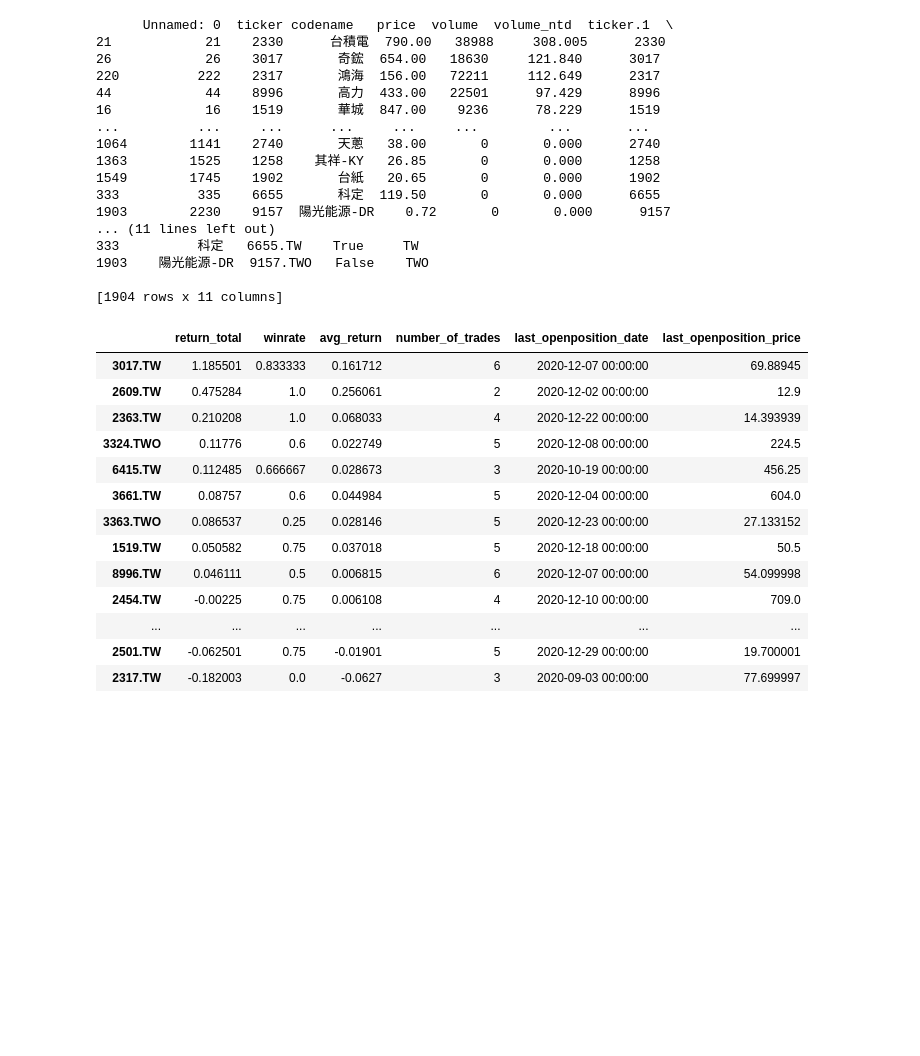
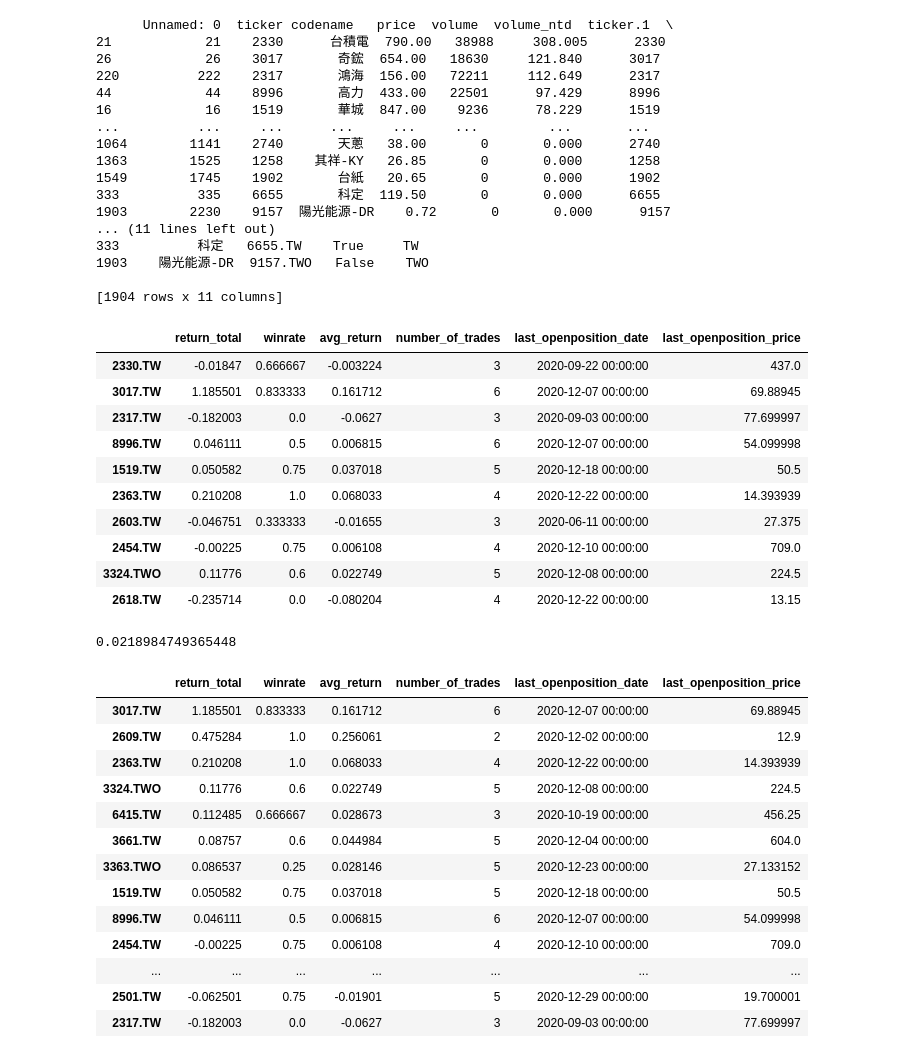
Before and after one commit to tsungyou/Money, a Jupyter notebook: tw-stock-screener/strategy-1-VPS3_C15/backtest_strat1_improve.ipynb, the cells around one changed output. Cells and saved outputs as stored; diff of their text form; code cells hidden in the pictures; blank space fills up the shorter version.

```diff
--- a/tw-stock-screener/strategy-1-VPS3_C15/backtest_strat1_improve.ipynb
+++ b/tw-stock-screener/strategy-1-VPS3_C15/backtest_strat1_improve.ipynb
@@ -19,9 +16,9 @@ end='2021-01-01'
 df_final = pd.DataFrame()
 stock_list = stock_list.sort_values(by='volume_ntd', ascending=False)
 print(stock_list)
-for ticker in stock_list['market'][:20]:
+for ticker in stock_list['market'][:10]:
     ticker_bar = ticker.replace(".", "_")
-    df = data_strat1(f"../database/{ticker_bar}", start, end)
+    df = data_strat1(f"{ticker_bar}", start, end)
 
     return_total, winrate, avg_return, trades, last_openposition_date, last_openposition_price = nav_returns_backtest_only(df)
     df_final[ticker] = [return_total, winrate, avg_return, trades, df.index[last_openposition_date], last_openposition_price]
@@ -45,6 +42,24 @@ df_final.index = ["return_total", "winrate", "avg_return", "number_of_trades", "
 1903    陽光能源-DR  9157.TWO   False    TWO
 
 [1904 rows x 11 columns]
+# %%
+df_final.T
+# %% [output]
+|  | return_total | winrate | avg_return | number_of_trades | last_openposition_date | last_openposition_price |
+| 2330.TW | -0.01847 | 0.666667 | -0.003224 | 3 | 2020-09-22 00:00:00 | 437.0 |
+| 3017.TW | 1.185501 | 0.833333 | 0.161712 | 6 | 2020-12-07 00:00:00 | 69.88945 |
+| 2317.TW | -0.182003 | 0.0 | -0.0627 | 3 | 2020-09-03 00:00:00 | 77.699997 |
+| 8996.TW | 0.046111 | 0.5 | 0.006815 | 6 | 2020-12-07 00:00:00 | 54.099998 |
+| 1519.TW | 0.050582 | 0.75 | 0.037018 | 5 | 2020-12-18 00:00:00 | 50.5 |
+| 2363.TW | 0.210208 | 1.0 | 0.068033 | 4 | 2020-12-22 00:00:00 | 14.393939 |
+| 2603.TW | -0.046751 | 0.333333 | -0.01655 | 3 | 2020-06-11 00:00:00 | 27.375 |
+| 2454.TW | -0.00225 | 0.75 | 0.006108 | 4 | 2020-12-10 00:00:00 | 709.0 |
+| 3324.TWO | 0.11776 | 0.6 | 0.022749 | 5 | 2020-12-08 00:00:00 | 224.5 |
+| 2618.TW | -0.235714 | 0.0 | -0.080204 | 4 | 2020-12-22 00:00:00 | 13.15 |
+# %%
+df_final.T.sort_values(by='return_total', ascending=False).iloc[1:-1]['return_total'].mean()
+# %% [output]
+0.0218984749365448
 # %%
 dft = df_final.T
 # positive_return = dft[(dft['return_total'] > 0) & (dft['winrate'] > 0.5) & (dft['avg_return'] > 0)]
```
Also changed, not shown: parts of 1 cell of this notebook, 19 other files.
